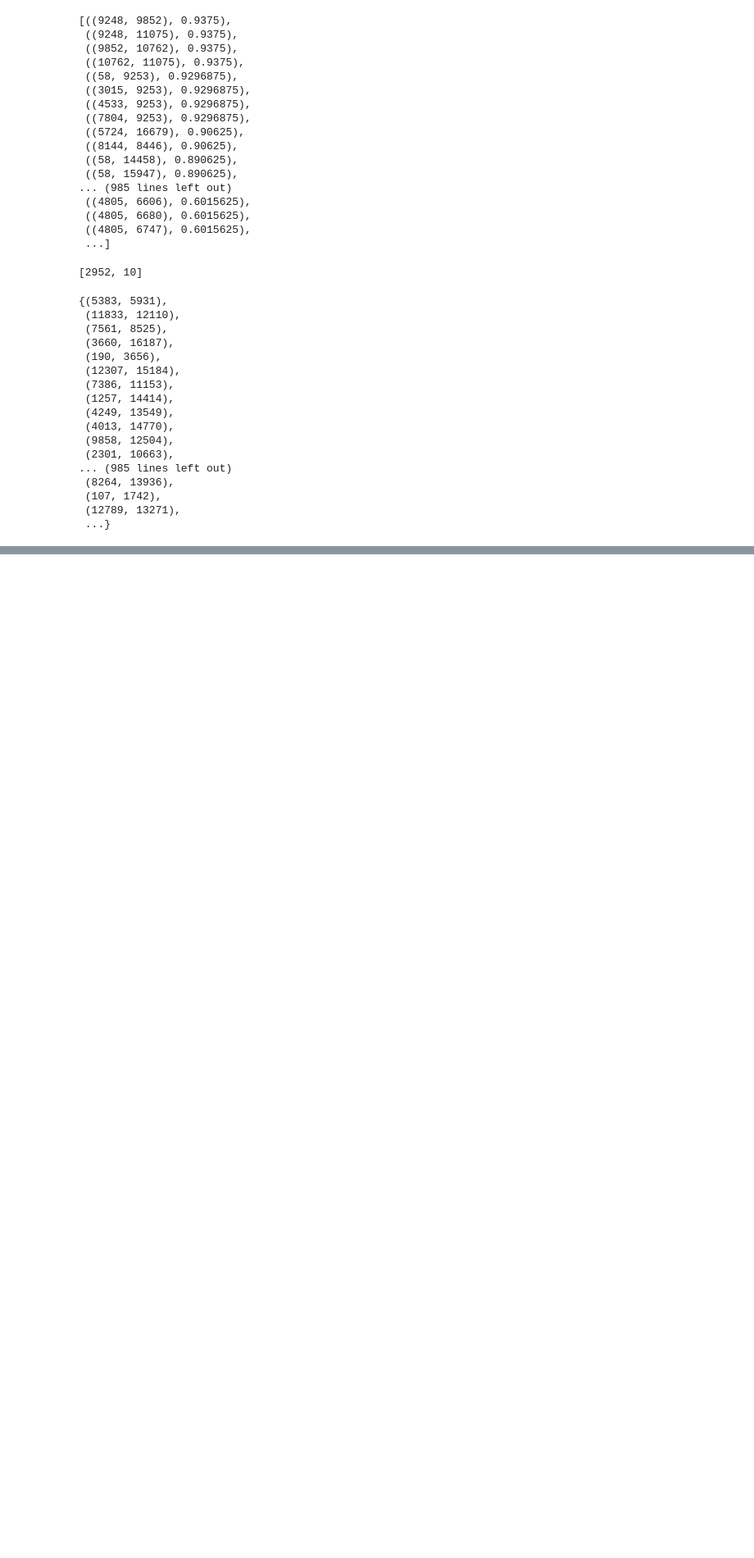
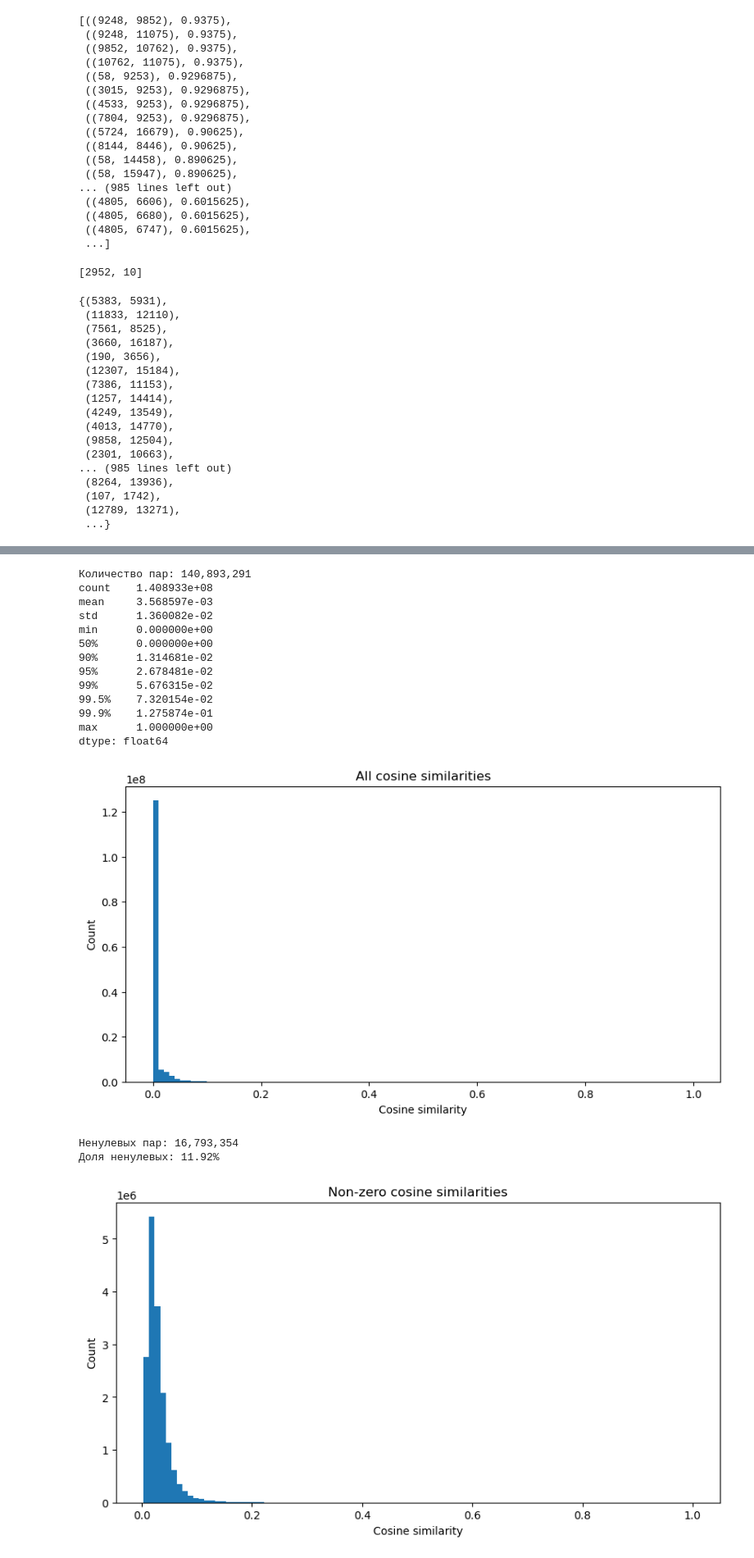
Before and after one commit to anastasiakhromova/finding_similar_items2, a Jupyter notebook: eda.ipynb, the cells around one changed output, grey strips where cells are left out. Shown at 82% size. Drawn from its saved outputs; the diff is of its cells as text; code cells hidden in the pictures; blank space fills up the shorter version.

```diff
--- a/eda.ipynb
+++ b/eda.ipynb
@@ -387,0 +398,2 @@ lsh_total
+# %%
+vectorizer = TfidfVectorizer(max_features=50000, ngram_range=(1,2))
@@ -387,0 +420,2 @@ lsh_total
+# %%
+abstract["processed_tfidf"] = abstract.abstract.apply(preprocessing_tfidf)
@@ -387,0 +428,6 @@ lsh_total
+# %%
+tf_idf_matrix = vectorizer.fit_transform(abstract.processed_tfidf)
+# %%
+cos_sim = cosine_similarity(tf_idf_matrix)
+df_cos_sim = pd.DataFrame(cos_sim)
+df_cos_sim
@@ -387,0 +448,53 @@ lsh_total
+# %%
+import matplotlib.pyplot as plt
+
+# Верхний треугольник без диагонали
+sim_values = cos_sim[np.triu_indices_from(cos_sim, k=1)]
+
+print(f"Количество пар: {len(sim_values):,}")
+
+# Квантили
+print(
+    pd.Series(sim_values).describe(
+        percentiles=[0.9, 0.95, 0.99, 0.995, 0.999]
+    )
+)
+
+# Гистограмма всех similarity
+plt.figure(figsize=(10, 5))
+plt.hist(sim_values, bins=100)
+plt.xlabel("Cosine similarity")
+plt.ylabel("Count")
+plt.title("All cosine similarities")
+plt.show()
+
+# Только ненулевые similarity
+sim_values_nonzero = sim_values[sim_values > 0]
+
+print(f"Ненулевых пар: {len(sim_values_nonzero):,}")
+print(f"Доля ненулевых: {len(sim_values_nonzero)/len(sim_values):.2%}")
+
+plt.figure(figsize=(10, 5))
+plt.hist(sim_values_nonzero, bins=100)
+plt.xlabel("Cosine similarity")
+plt.ylabel("Count")
+plt.title("Non-zero cosine similarities")
+plt.show()
+# %% [output]
+Количество пар: 140,893,291
+count    1.408933e+08
+mean     3.568597e-03
+std      1.360082e-02
+min      0.000000e+00
+50%      0.000000e+00
+90%      1.314681e-02
+95%      2.678481e-02
+99%      5.676315e-02
+99.5%    7.320154e-02
+99.9%    1.275874e-01
+max      1.000000e+00
+dtype: float64
+[figure, added]
+Ненулевых пар: 16,793,354
+Доля ненулевых: 11.92%
+[figure, added]
```
Also changed, not shown: parts of 15 cells of this notebook.
